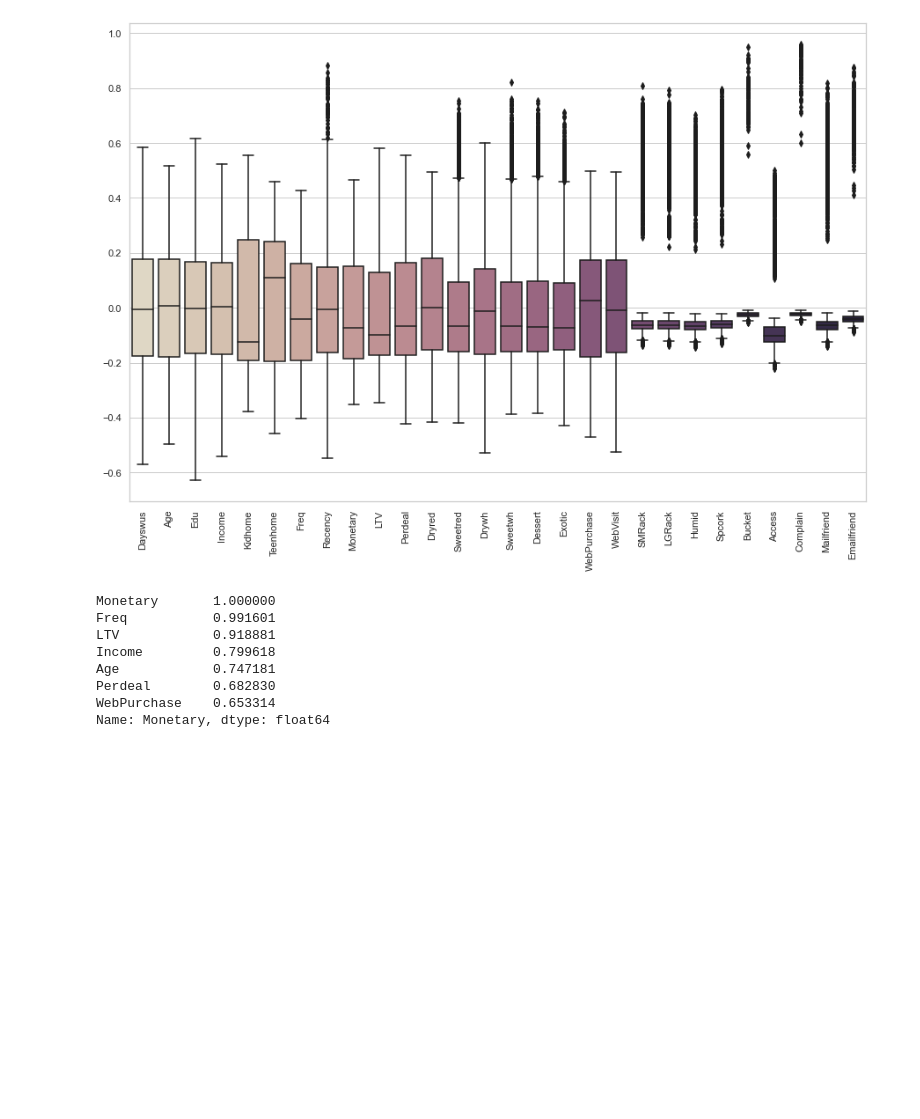
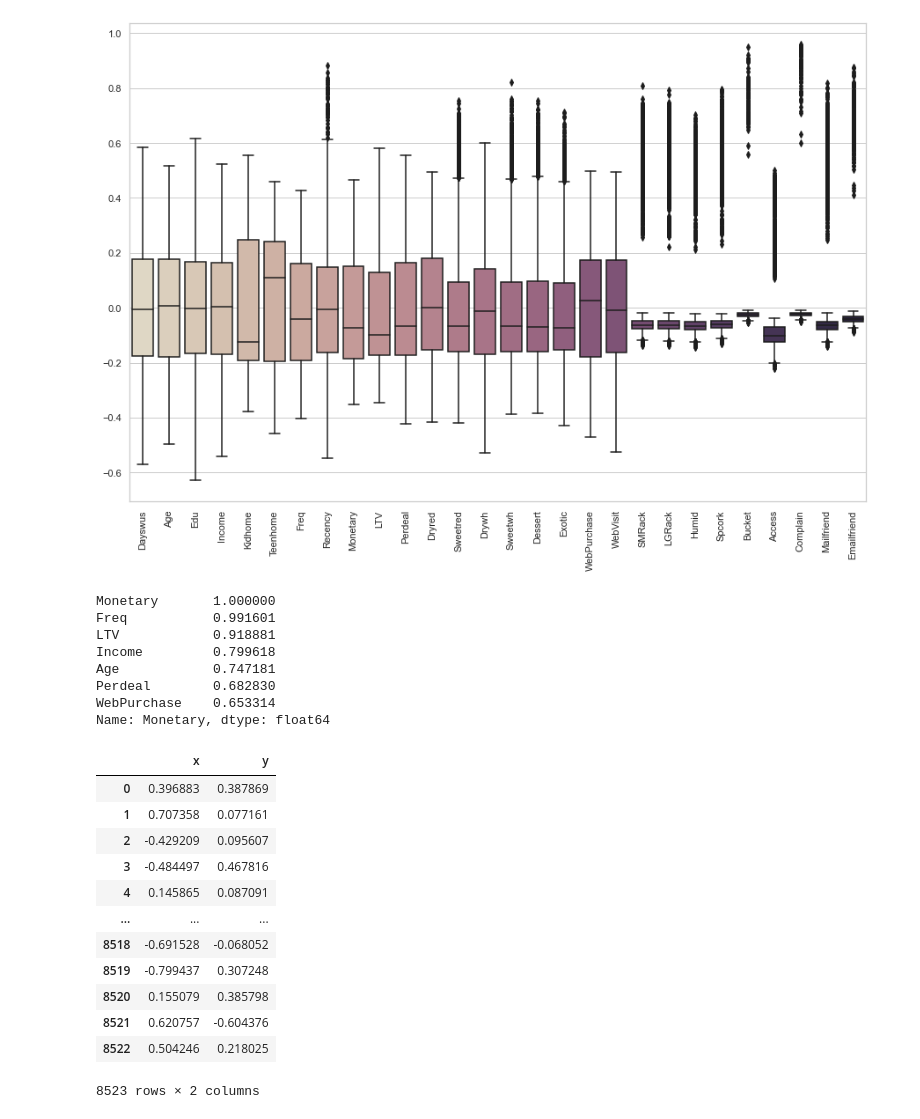
Before and after one commit to fredericojpr/BC1_Customer_Segmentation, a Jupyter notebook: scripts/EDA_frederico.ipynb, the cells around one changed output. Drawn from its saved outputs; the diff is of its cells as text; code cells hidden in the pictures; blank space fills up the shorter version.

```diff
--- a/scripts/EDA_frederico.ipynb
+++ b/scripts/EDA_frederico.ipynb
@@ -260,0 +268,17 @@ Name: Monetary, dtype: float64
+# %%
+X_pca = pd.DataFrame(X_pca, columns = ['x','y'])
+X_pca
+# %% [output]
+|  | x | y |
+| 0 | 0.396883 | 0.387869 |
+| 1 | 0.707358 | 0.077161 |
+| 2 | -0.429209 | 0.095607 |
+| 3 | -0.484497 | 0.467816 |
+| 4 | 0.145865 | 0.087091 |
+| ... | ... | ... |
+| 8518 | -0.691528 | -0.068052 |
+| 8519 | -0.799437 | 0.307248 |
+| 8520 | 0.155079 | 0.385798 |
+| 8521 | 0.620757 | -0.604376 |
+| 8522 | 0.504246 | 0.218025 |
+8523 rows × 2 columns
```
Also changed, not shown: parts of 5 cells of this notebook.
